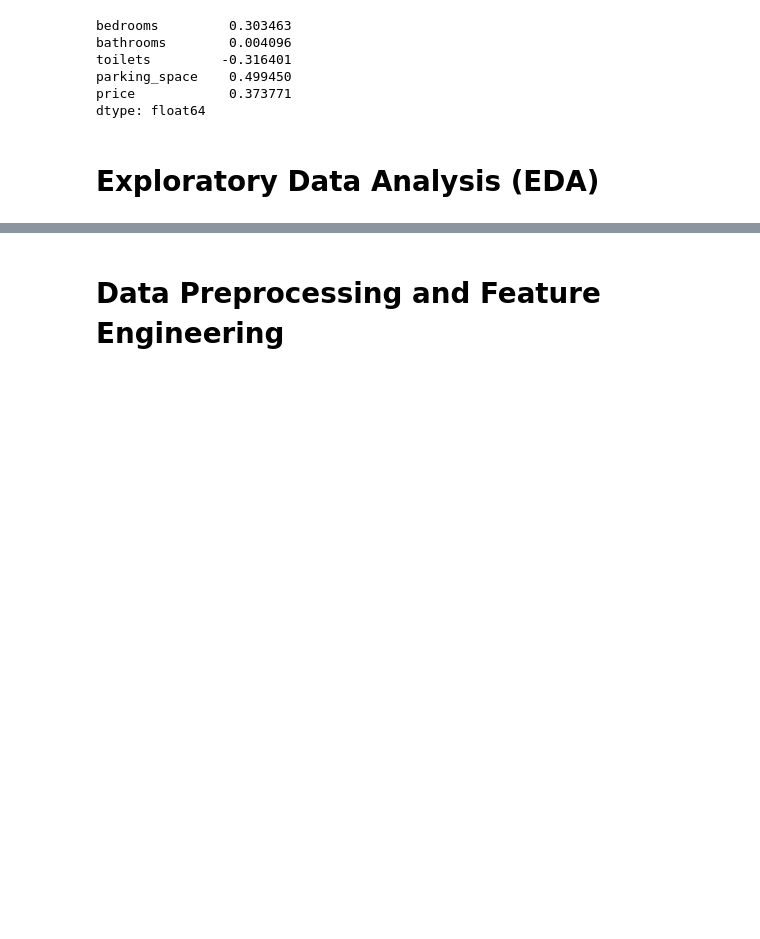
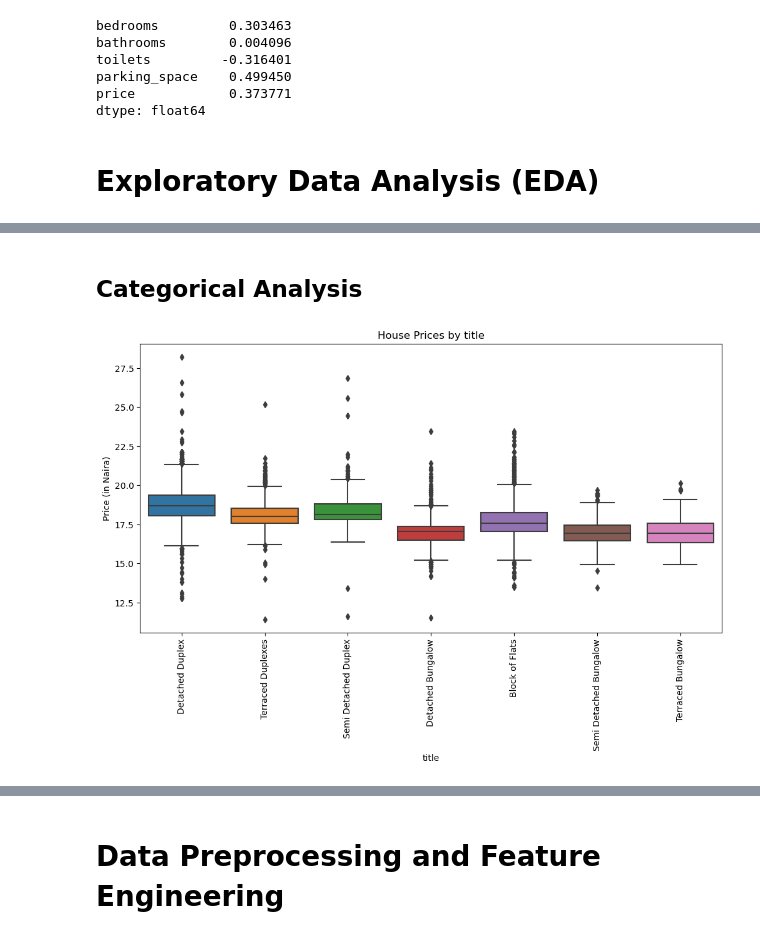
Before and after one commit to Johnnysnipes90/Nigeria-Housing-Price-Prediction, a Jupyter notebook: Notebook/notebook.ipynb, the cells around one changed output, grey strips where cells are left out. Drawn from its saved outputs; the diff is of its cells as text; code cells hidden in the pictures; blank space fills up the shorter version.

```diff
--- a/Notebook/notebook.ipynb
+++ b/Notebook/notebook.ipynb
@@ -232,0 +258,12 @@ dtype: float64
+# %% [markdown]
+## Categorical Analysis
+# %%
+plt.figure(figsize=(12, 6))
+sns.boxplot(x='title', y='price', data=nigeria_df)
+plt.xticks(rotation=90)  # Rotate labels to avoid overlap
+plt.title('House Prices by title')
+plt.xlabel('title')
+plt.ylabel('Price (in Naira)')
+plt.show();
+# %% [output]
+[figure, added]
```
Also changed, not shown: parts of 4 cells of this notebook.
